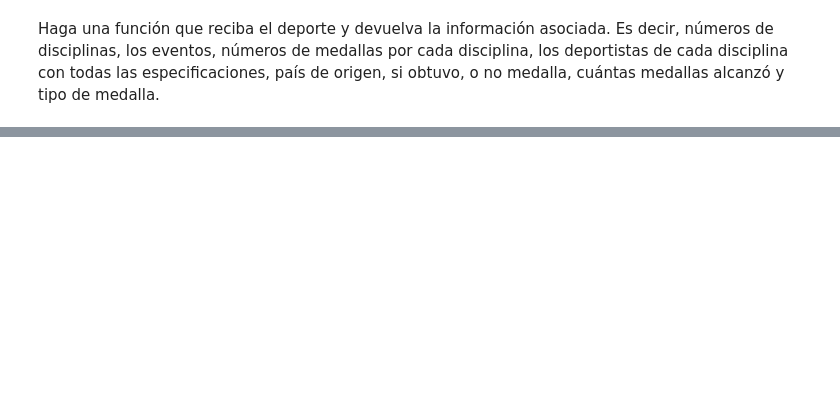
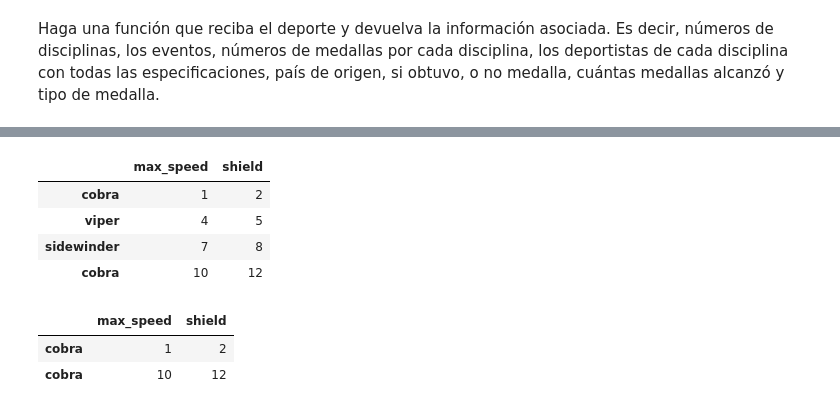
Before and after one commit to albeironaranjo2/colab, a Jupyter notebook: olimpicos_2.ipynb, the cells around one changed output, grey strips where cells are left out. Saved outputs shown, nothing was run; the diff lists cells and outputs as text; code cells hidden in the pictures; blank space fills up the shorter version.

```diff
--- a/olimpicos_2.ipynb
+++ b/olimpicos_2.ipynb
@@ -126 +120,14 @@ Numeros de medalla por cada disciplina
 [interactive output not drawn]
+# %%
+df = pd.DataFrame([[1, 2], [4, 5], [7, 8], [10,12]],  index=['cobra', 'viper', 'sidewinder', 'cobra'],  columns=['max_speed', "shield"])
+display(df)
+df.loc["cobra"]
+# %% [output]
+|  | max_speed | shield |
+| cobra | 1 | 2 |
+| viper | 4 | 5 |
+| sidewinder | 7 | 8 |
+| cobra | 10 | 12 |
+|  | max_speed | shield |
+| cobra | 1 | 2 |
+| cobra | 10 | 12 |
```
Also changed, not shown: parts of 2 cells of this notebook.
